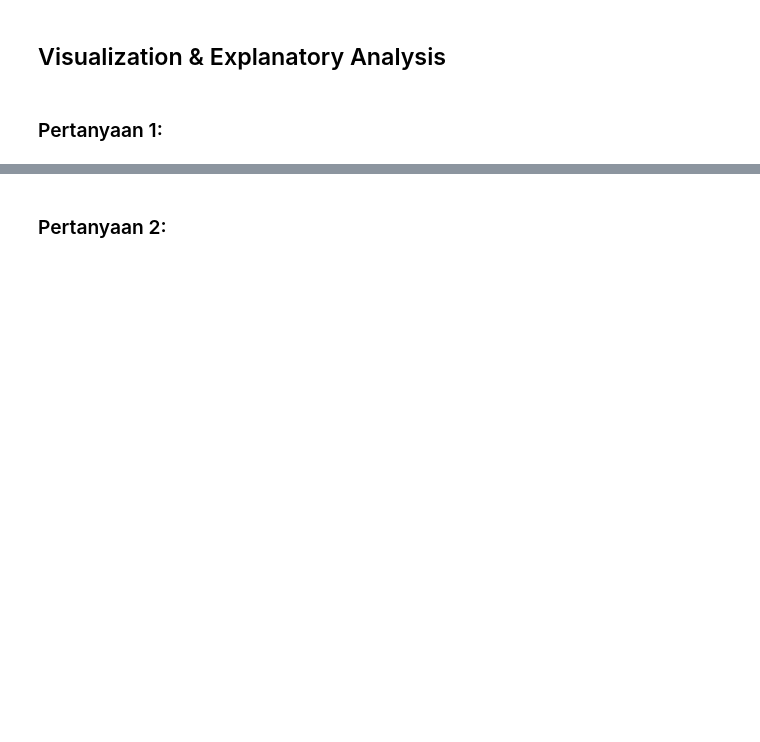
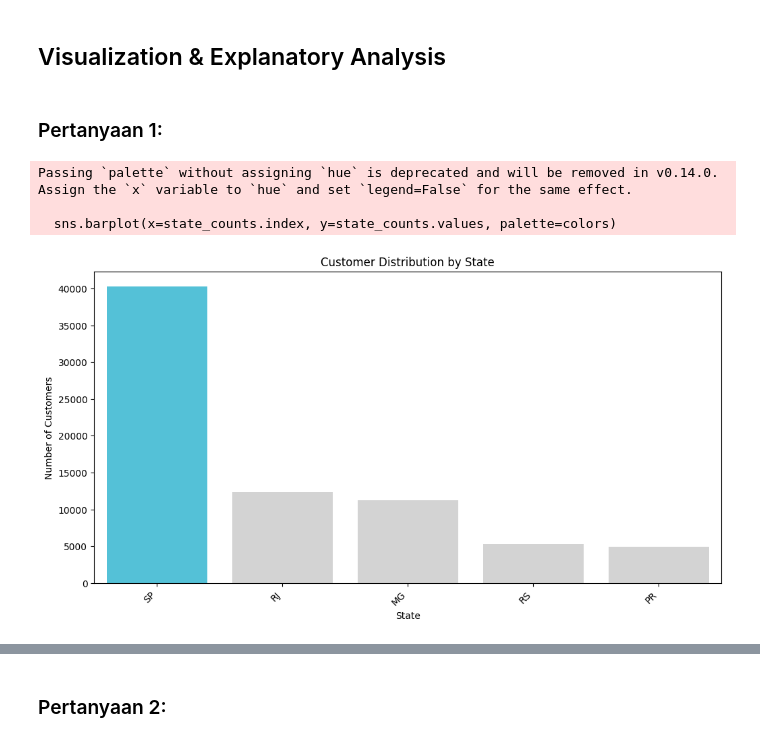
Before and after one commit to suryaadi45/Submision, a Jupyter notebook: notebook.ipynb, the cells around one changed output, grey strips where cells are left out. Cells and saved outputs as stored; diff of their text form; code cells hidden in the pictures; blank space fills up the shorter version.

```diff
--- a/notebook.ipynb
+++ b/notebook.ipynb
@@ -404,3 +404,18 @@ dtype: int64
 ## Visualization & Explanatory Analysis
 # %% [markdown]
 ### Pertanyaan 1:
+# %%
+state_counts = customers_df.groupby('customer_state')['customer_unique_id'].nunique().sort_values(ascending=False).head(5)
+
+plt.figure(figsize=(12, 6))
+colors = ["#3ED0ED", "#D3D3D3", "#D3D3D3", "#D3D3D3", "#D3D3D3"]
+sns.barplot(x=state_counts.index, y=state_counts.values, palette=colors)
+plt.title('Customer Distribution by State')
+plt.xlabel('State')
+plt.ylabel('Number of Customers')
+_ = plt.xticks(rotation=45, ha='right')
+# %% [output]
+Passing `palette` without assigning `hue` is deprecated and will be removed in v0.14.0. Assign the `x` variable to `hue` and set `legend=False` for the same effect.
+
+  sns.barplot(x=state_counts.index, y=state_counts.values, palette=colors)
+[figure, added]
```
Also changed, not shown: parts of 14 cells of this notebook.
